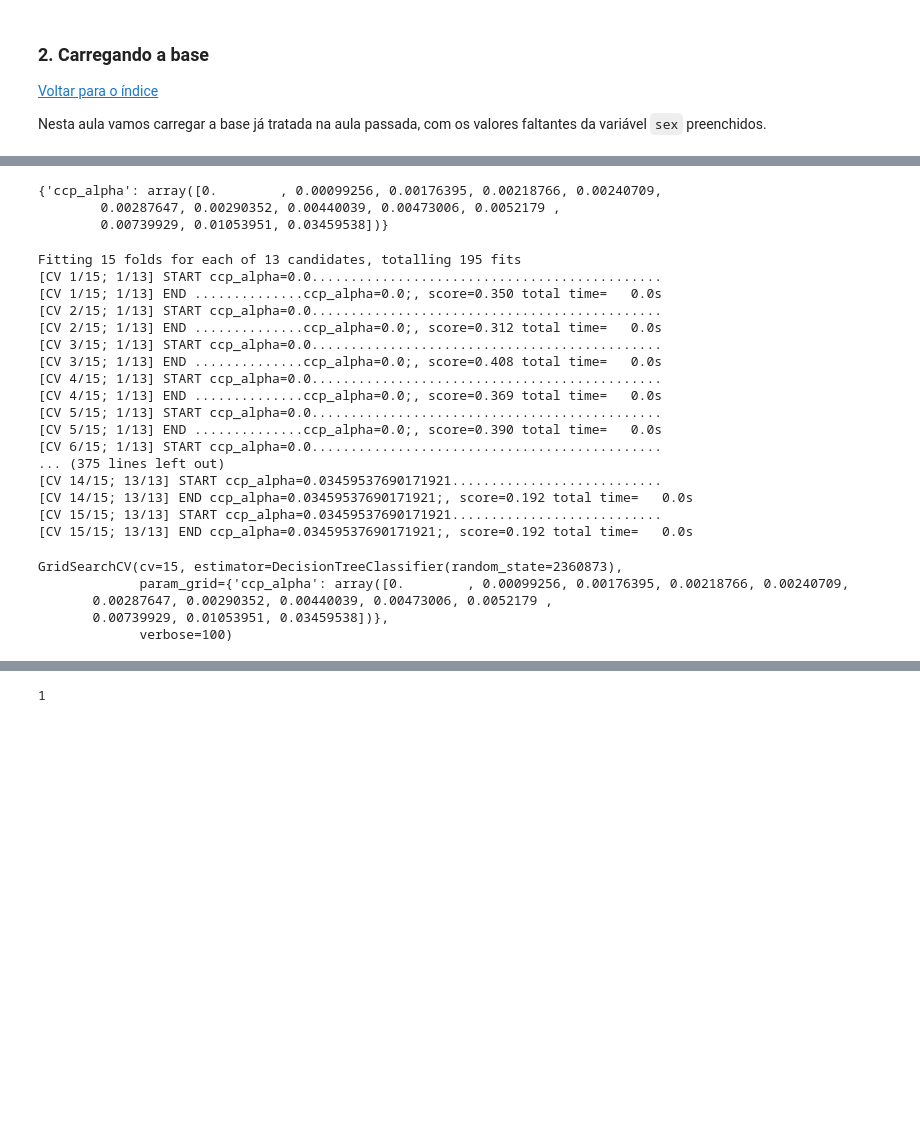
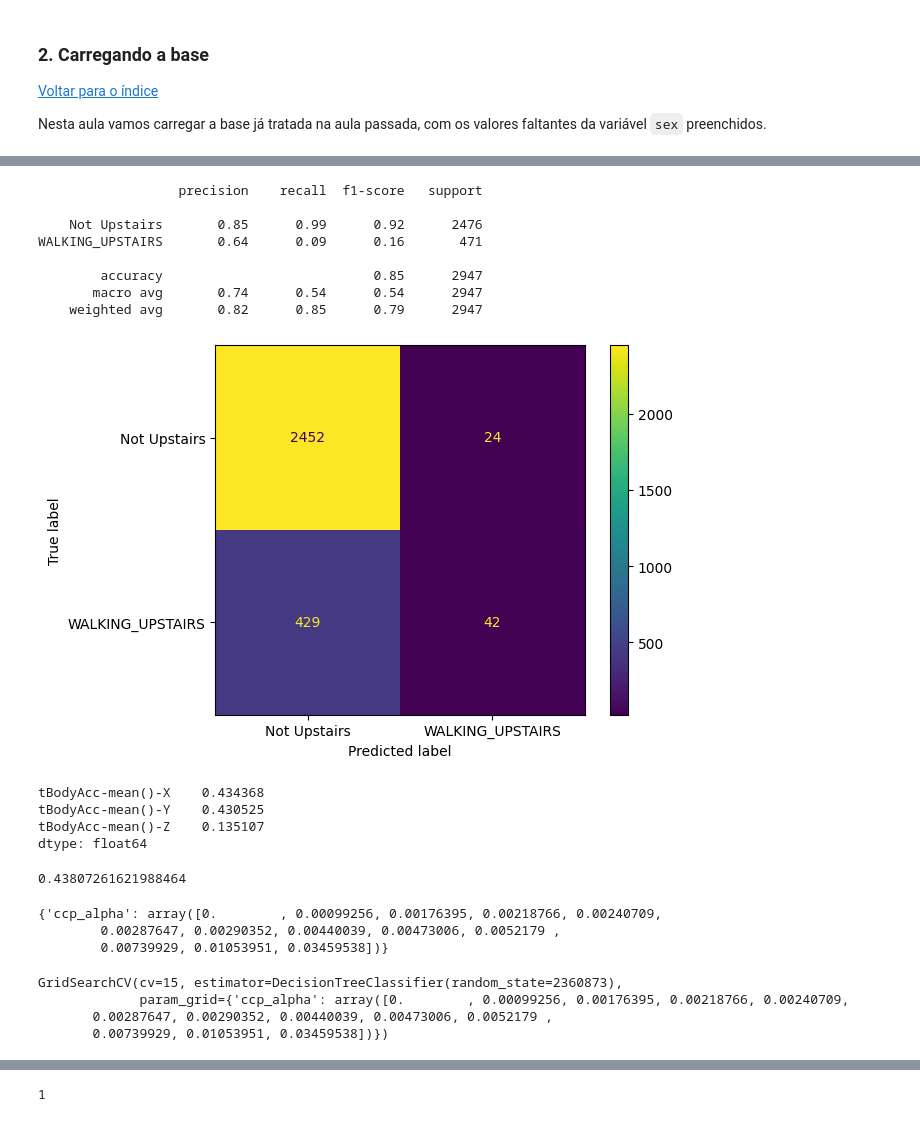
Before and after one commit to vini547/volta-zero, a Jupyter notebook: UCI HAR Dataset/Profissão Cientista de Dados M17 - Pratique 3.ipynb, the cells around one changed output, grey strips where cells are left out. Saved outputs shown, nothing was run; the diff lists cells and outputs as text; code cells hidden in the pictures; blank space fills up the shorter version.

```diff
--- a/UCI HAR Dataset/Profissão Cientista de Dados M17 - Pratique 3.ipynb
+++ b/UCI HAR Dataset/Profissão Cientista de Dados M17 - Pratique 3.ipynb
@@ -88,3 +184,51 @@ ccp_alphas = np.unique(ccp_alphas[ccp_alphas>=0])
+# %%
+y_train_bin = (y_train == 2).astype(int)
+y_test_bin = (y_test == 2).astype(int)
+from sklearn.tree import DecisionTreeClassifier
+
+clf_bin = DecisionTreeClassifier(
+    random_state=42,
+    max_depth=5,  # ajuste conforme necessário
+    min_samples_leaf=10
+)
+
+clf_bin.fit(X_train_selected, y_train_bin)
+from sklearn.metrics import classification_report, confusion_matrix, ConfusionMatrixDisplay
+
+y_pred_bin = clf_bin.predict(X_test_selected)
+
+print(classification_report(y_test_bin, y_pred_bin, target_names=["Not Upstairs", "WALKING_UPSTAIRS"]))
+
+# Matriz de confusão
+cm = confusion_matrix(y_test_bin, y_pred_bin)
+disp = ConfusionMatrixDisplay(confusion_matrix=cm, display_labels=["Not Upstairs", "WALKING_UPSTAIRS"])
+disp.plot(cmap='viridis')
+plt.show()
+# %% [output]
+                  precision    recall  f1-score   support
+
+    Not Upstairs       0.85      0.99      0.92      2476
+WALKING_UPSTAIRS       0.64      0.09      0.16       471
+
+        accuracy                           0.85      2947
+       macro avg       0.74      0.54      0.54      2947
+    weighted avg       0.82      0.85      0.79      2947
+[figure, added]
+# %%
+import pandas as pd
+
+feature_importance = pd.Series(clf_bin.feature_importances_, index=X_train_selected.columns)
+print(feature_importance.sort_values(ascending=False).head(10))
+# %% [output]
+tBodyAcc-mean()-X    0.434368
+tBodyAcc-mean()-Y    0.430525
+tBodyAcc-mean()-Z    0.135107
+dtype: float64
+# %%
+pred = clf_podada.predict(X_test_selected)
+accuracy_score(y_test, pred)
+# %% [output]
+0.43807261621988464
 # %%
 classifier = DecisionTreeClassifier(random_state=2360873)
 grid_params = {'ccp_alpha':ccp_alphas}
@@ -94,31 +238,13 @@ grid_params
         0.00287647, 0.00290352, 0.00440039, 0.00473006, 0.0052179 ,
         0.00739929, 0.01053951, 0.03459538])}
 # %%
-grid = GridSearchCV(estimator=classifier, param_grid = grid_params, cv=15,verbose=100)
+grid = GridSearchCV(estimator=classifier, param_grid = grid_params, cv=15,verbose=0)
 grid.fit(X_train_selected, y_train)
 # %% [output]
-Fitting 15 folds for each of 13 candidates, totalling 195 fits
-[CV 1/15; 1/13] START ccp_alpha=0.0.............................................
-[CV 1/15; 1/13] END ..............ccp_alpha=0.0;, score=0.350 total time=   0.0s
-[CV 2/15; 1/13] START ccp_alpha=0.0.............................................
-[CV 2/15; 1/13] END ..............ccp_alpha=0.0;, score=0.312 total time=   0.0s
-[CV 3/15; 1/13] START ccp_alpha=0.0.............................................
-[CV 3/15; 1/13] END ..............ccp_alpha=0.0;, score=0.408 total time=   0.0s
-[CV 4/15; 1/13] START ccp_alpha=0.0.............................................
-[CV 4/15; 1/13] END ..............ccp_alpha=0.0;, score=0.369 total time=   0.0s
-[CV 5/15; 1/13] START ccp_alpha=0.0.............................................
-[CV 5/15; 1/13] END ..............ccp_alpha=0.0;, score=0.390 total time=   0.0s
-[CV 6/15; 1/13] START ccp_alpha=0.0.............................................
-... (375 lines left out)
-[CV 14/15; 13/13] START ccp_alpha=0.03459537690171921...........................
-[CV 14/15; 13/13] END ccp_alpha=0.03459537690171921;, score=0.192 total time=   0.0s
-[CV 15/15; 13/13] START ccp_alpha=0.03459537690171921...........................
-[CV 15/15; 13/13] END ccp_alpha=0.03459537690171921;, score=0.192 total time=   0.0s
+GridSearchCV(cv=15, estimator=DecisionTreeClassifier(random_state=2360873),
+             param_grid={'ccp_alpha': array([0.        , 0.00099256, 0.00176395, 0.00218766, 0.00240709,
+       0.00287647, 0.00290352, 0.00440039, 0.00473006, 0.0052179 ,
+       0.00739929, 0.01053951, 0.03459538])})
-GridSearchCV(cv=15, estimator=DecisionTreeClassifier(random_state=2360873),
-             param_grid={'ccp_alpha': array([0.        , 0.00099256, 0.00176395, 0.00218766, 0.00240709,
-       0.00287647, 0.00290352, 0.00440039, 0.00473006, 0.0052179 ,
-       0.00739929, 0.01053951, 0.03459538])},
-             verbose=100)
 # %%
 grid
 # %% [output]
```
Also changed, not shown: parts of 10 cells of this notebook.
